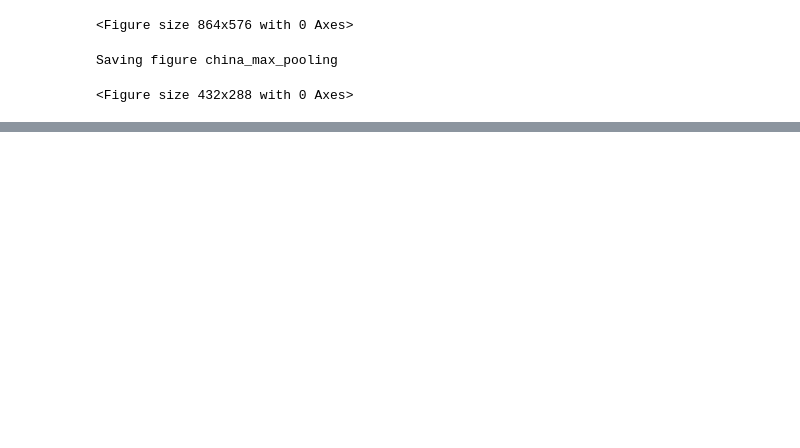
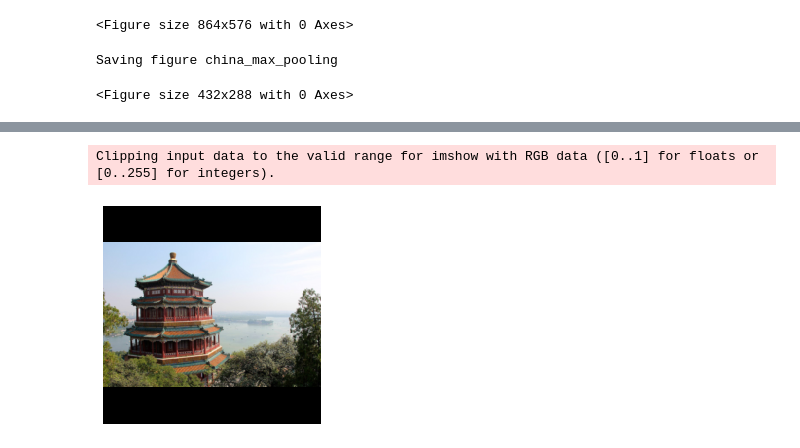
Before and after one commit to gopalakrishna-r/Hands-on-Machine-Learning-w-scikit-tensorflow, a Jupyter notebook: chapter_14/convolution tensorflow implementation.ipynb, the cells around one changed output, grey strips where cells are left out. Cells and saved outputs as stored; diff of their text form; code cells hidden in the pictures; blank space fills up the shorter version.

```diff
--- a/chapter_14/convolution tensorflow implementation.ipynb
+++ b/chapter_14/convolution tensorflow implementation.ipynb
@@ -148,0 +163,6 @@ Saving figure china_max_pooling
+# %%
+images_resized = tf.image.resize_with_pad(images, 224, 224,  antialias=True)
+plot_color_image(images_resized[0])
+# %% [output]
+Clipping input data to the valid range for imshow with RGB data ([0..1] for floats or [0..255] for integers).
+[figure, added]
```
Also changed, not shown: parts of 13 cells of this notebook, 6 other files.
